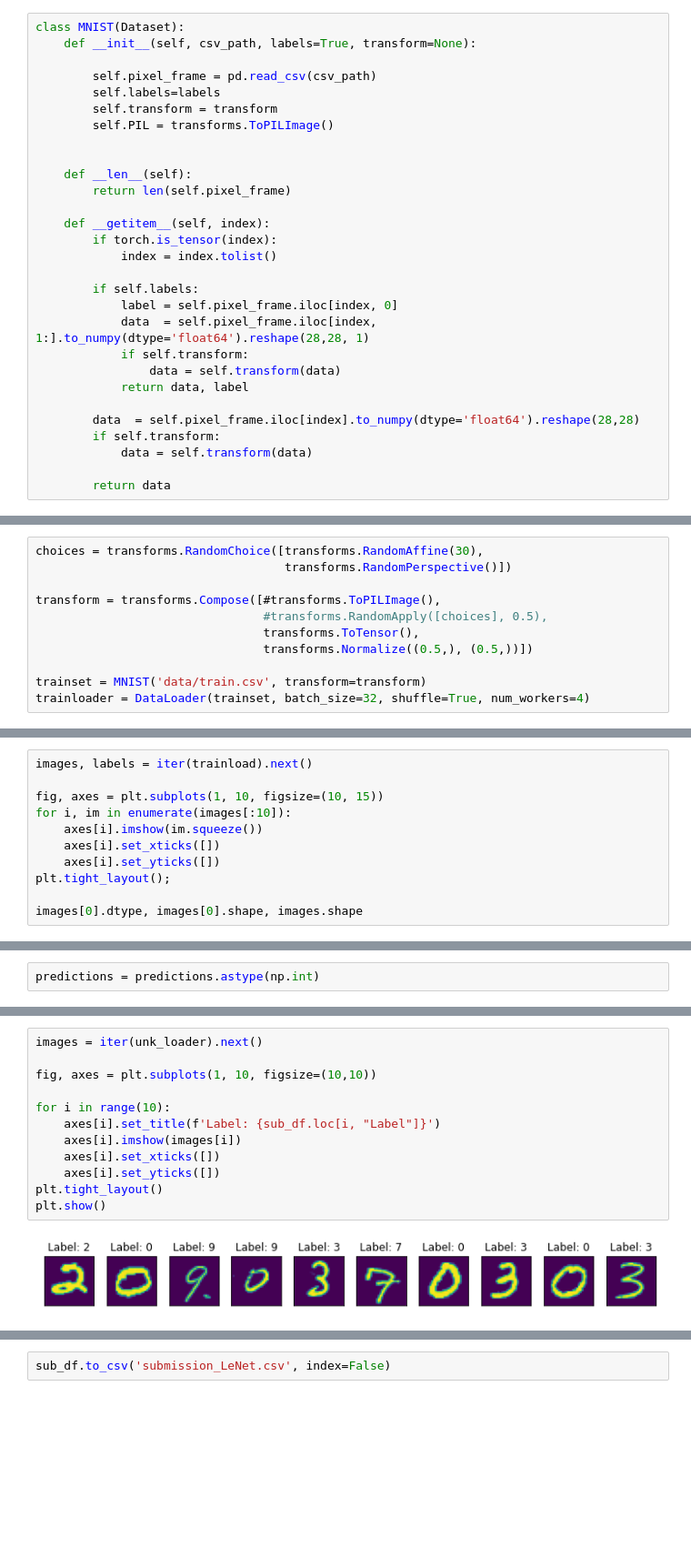
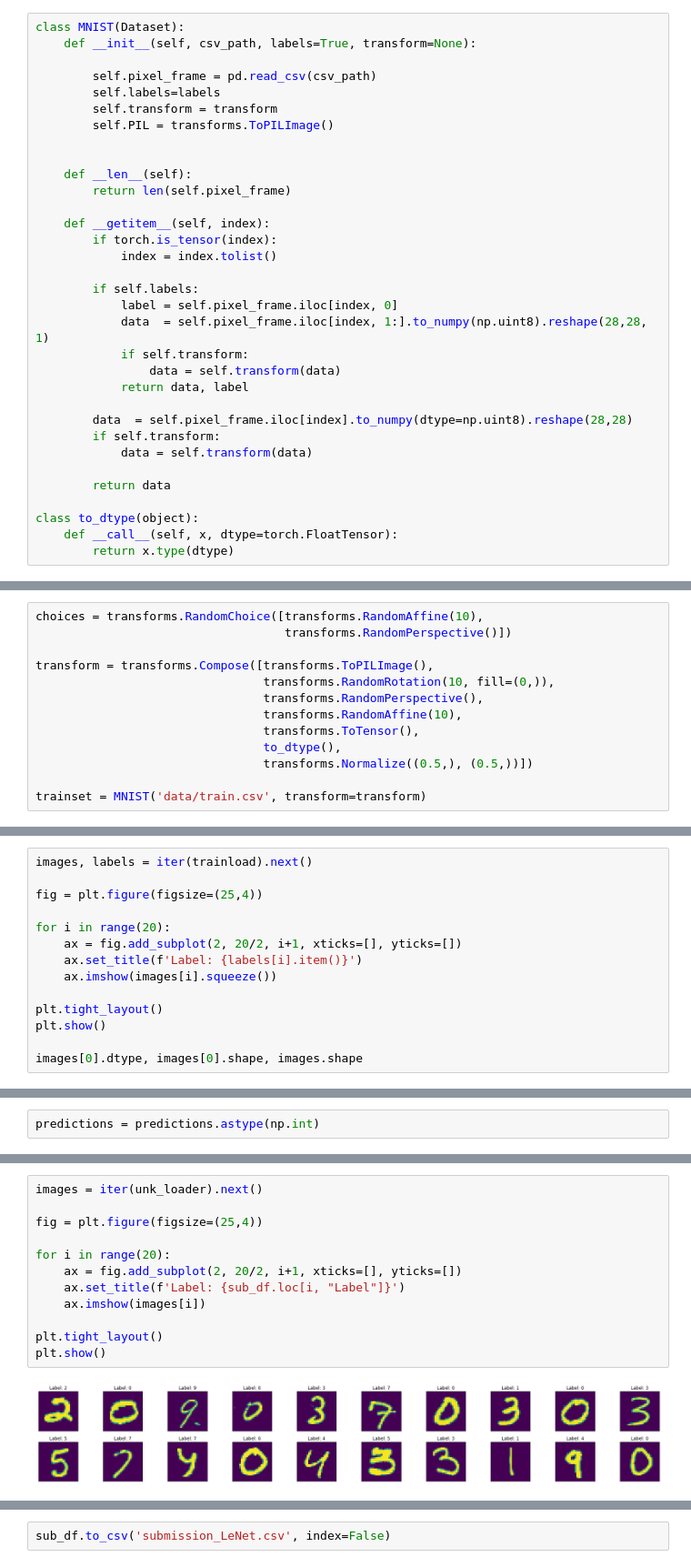
Before and after one commit to wcneill/kaggle, a Jupyter notebook: mnist/lnet5_mnist.ipynb, the cells around one changed output, grey strips where cells are left out. Shown at 91% size. Saved outputs shown, nothing was run; the diff lists cells and outputs as text; blank space fills up the shorter version.

```diff
--- a/mnist/lnet5_mnist.ipynb
+++ b/mnist/lnet5_mnist.ipynb
@@ -37,31 +37,37 @@ class MNIST(Dataset):
 
         if self.labels:
             label = self.pixel_frame.iloc[index, 0]
-            data  = self.pixel_frame.iloc[index, 1:].to_numpy(dtype='float64').reshape(28,28, 1)
+            data  = self.pixel_frame.iloc[index, 1:].to_numpy(np.uint8).reshape(28,28, 1)
             if self.transform:
                 data = self.transform(data)
             return data, label
 
-        data  = self.pixel_frame.iloc[index].to_numpy(dtype='float64').reshape(28,28)
+        data  = self.pixel_frame.iloc[index].to_numpy(dtype=np.uint8).reshape(28,28)
         if self.transform:
             data = self.transform(data)
 
         return data
+
+class to_dtype(object):
+    def __call__(self, x, dtype=torch.FloatTensor):
+        return x.type(dtype)
 # %% [markdown]
 ## Transforms, Datasets and DataLoaders
 
 Next, we define very basic transforms. First, we transform each 28x28 numpy array into a 1x28x28 torch image tensor. Then we normalize the data to help convergence.
 # %%
-choices = transforms.RandomChoice([transforms.RandomAffine(30),
+choices = transforms.RandomChoice([transforms.RandomAffine(10),
                                    transforms.RandomPerspective()])
 
-transform = transforms.Compose([#transforms.ToPILImage(),
-                                #transforms.RandomApply([choices], 0.5),
+transform = transforms.Compose([transforms.ToPILImage(),
+                                transforms.RandomRotation(10, fill=(0,)),
+                                transforms.RandomPerspective(),
+                                transforms.RandomAffine(10),
                                 transforms.ToTensor(),
+                                to_dtype(),
                                 transforms.Normalize((0.5,), (0.5,))])
 
 trainset = MNIST('data/train.csv', transform=transform)
-trainloader = DataLoader(trainset, batch_size=32, shuffle=True, num_workers=4)
 # %% [markdown]
 Next, we define an 80/20 split so that we can estimate our models ability to generalize. From these datasets, we initialize DataLoaders that will automate the process of creating and loading 32 image batches into our model.
 # %%
@@ -76,12 +82,15 @@ Just to make sure that everything is looking good before we get started, let's t
 # %%
 images, labels = iter(trainload).next()
 
-fig, axes = plt.subplots(1, 10, figsize=(10, 15))
-for i, im in enumerate(images[:10]):
-    axes[i].imshow(im.squeeze())
-    axes[i].set_xticks([])
-    axes[i].set_yticks([])
-plt.tight_layout();
+fig = plt.figure(figsize=(25,4))
+
+for i in range(20):
+    ax = fig.add_subplot(2, 20/2, i+1, xticks=[], yticks=[])
+    ax.set_title(f'Label: {labels[i].item()}')
+    ax.imshow(images[i].squeeze())
+
+plt.tight_layout()
+plt.show()
 
 images[0].dtype, images[0].shape, images.shape
 # %% [output]
@@ -234,14 +270,14 @@ sub_df.head(10)
 # %%
 images = iter(unk_loader).next()
 
-fig, axes = plt.subplots(1, 10, figsize=(10,10))
+fig = plt.figure(figsize=(25,4))
 
-for i in range(10):
-    axes[i].set_title(f'Label: {sub_df.loc[i, "Label"]}')
-    axes[i].imshow(images[i])
-    axes[i].set_xticks([])
-    axes[i].set_yticks([])
+for i in range(20):
+    ax = fig.add_subplot(2, 20/2, i+1, xticks=[], yticks=[])
+    ax.set_title(f'Label: {sub_df.loc[i, "Label"]}')
+    ax.imshow(images[i])
+
 plt.tight_layout()
 plt.show()
 # %% [output]
-[figure, old version]
+[figure, new version]
```
Also changed, not shown: parts of 8 cells of this notebook.
